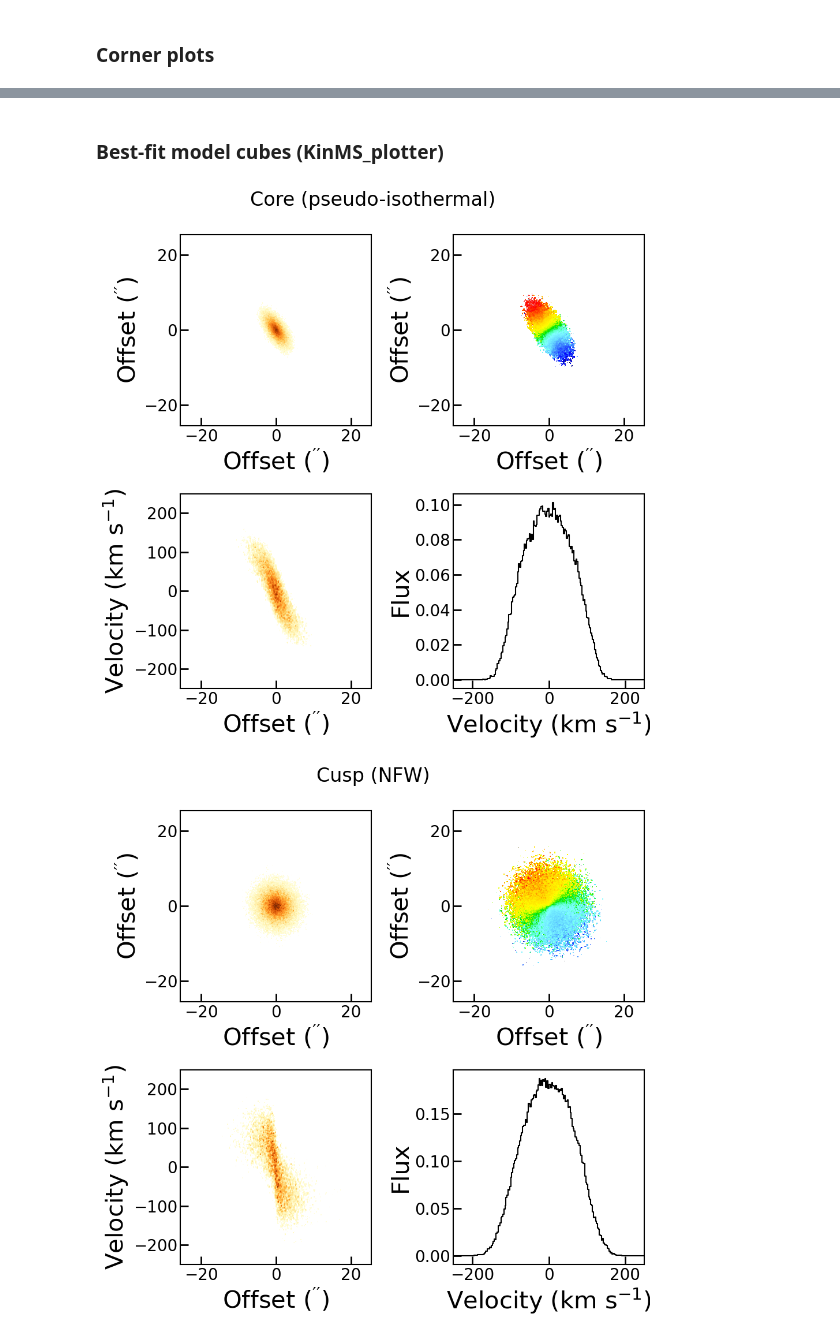
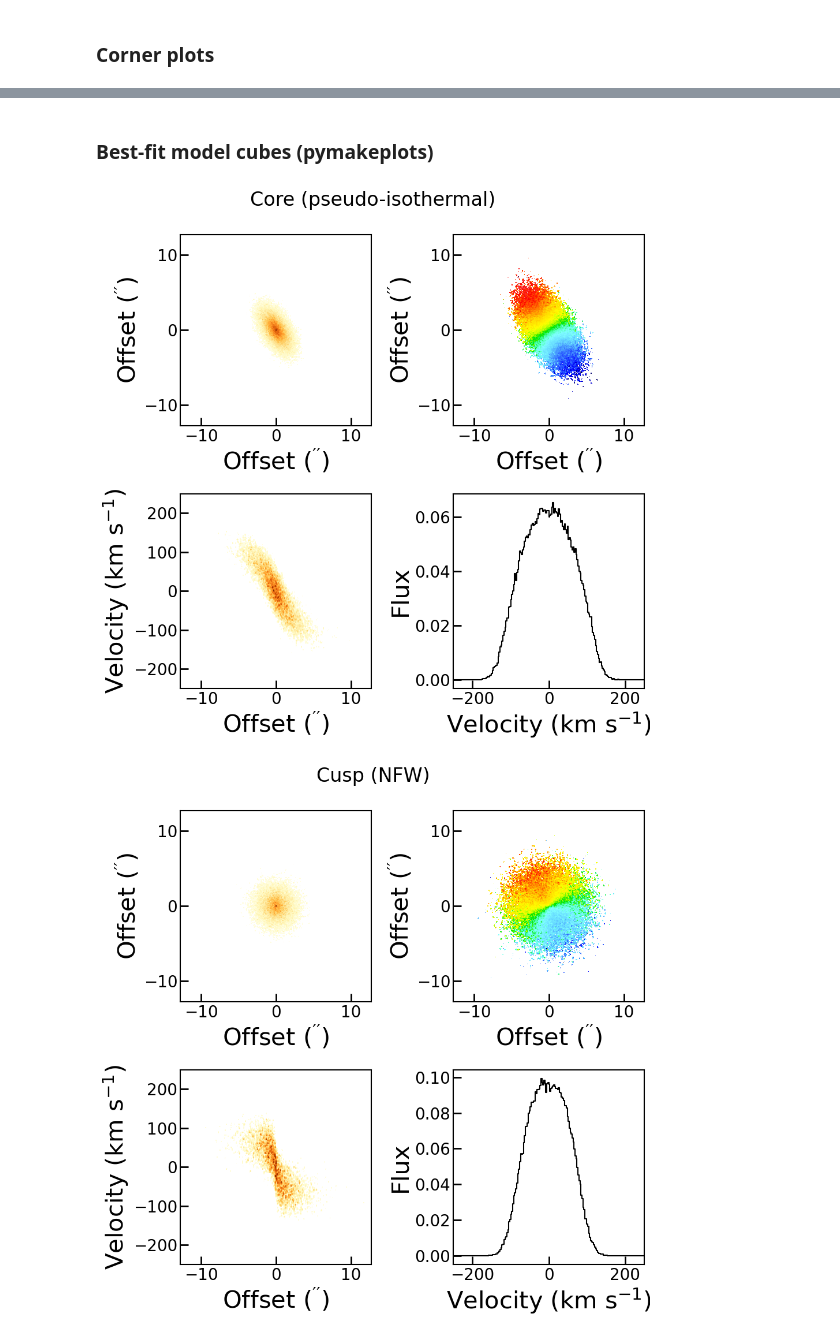
Before and after one commit to drtobybrown/uvkin, a Jupyter notebook: kgas_cusp_vs_core.ipynb, the cells around one changed output, grey strips where cells are left out. Cells and saved outputs as stored; diff of their text form; code cells hidden in the pictures.

```diff
--- a/kgas_cusp_vs_core.ipynb
+++ b/kgas_cusp_vs_core.ipynb
@@ -318,23 +321,50 @@ else:
 # %% [markdown]
-### Best-fit model cubes (KinMS_plotter)
+### Best-fit model cubes (pymakeplots)
 # %%
-xsize = NX * CELLSIZE   # FOV in arcsec
-ysize = NY * CELLSIZE
-vsize = (n_chan_trim + 1) * dv_kms  # +1 avoids arange off-by-one inside KinMS_plotter
-beamsize = [CELLSIZE, CELLSIZE, 0]  # single-pixel beam (model is unconvolved)
+def model_cube_to_fits(cube_vyx, vel_kms, cellsize_arcsec, filepath):
+    """Write a (v,y,x) numpy model cube to a minimal FITS for pymakeplots."""
+    nv, ny, nx = cube_vyx.shape
+    dv = float(np.median(np.diff(vel_kms)))
+    hdr = pyfits.Header()
+    hdr['CTYPE1'] = 'RA---SIN'
+    hdr['CTYPE2'] = 'DEC--SIN'
+    hdr['CTYPE3'] = 'VRAD'
+    hdr['CDELT1'] = -cellsize_arcsec / 3600.0
+    hdr['CDELT2'] = cellsize_arcsec / 3600.0
+    hdr['CDELT3'] = dv * 1000.0
+    hdr['CRPIX1'] = nx / 2.0 + 0.5
+    hdr['CRPIX2'] = ny / 2.0 + 0.5
+    hdr['CRPIX3'] = 1.0
+    hdr['CRVAL1'] = 180.0
+    hdr['CRVAL2'] = 45.0
+    hdr['CRVAL3'] = float(vel_kms[0]) * 1000.0
+    hdr['CUNIT1'] = 'deg'
+    hdr['CUNIT2'] = 'deg'
+    hdr['CUNIT3'] = 'm/s'
+    hdr['BMAJ'] = cellsize_arcsec / 3600.0
+    hdr['BMIN'] = cellsize_arcsec / 3600.0
+    hdr['BPA'] = 0.0
+    hdr['BUNIT'] = 'Jy/beam'
+    pyfits.writeto(filepath, cube_vyx.astype(np.float32), hdr, overwrite=True)
+
 
 for label, model, result in [
     ("Core (pseudo-isothermal)", core_model, result_core),
     ("Cusp (NFW)", cusp_model, result_cusp),
 ]:
     cube_vyx = model.generate_cube(result.params)
-    cube_xyv = np.transpose(cube_vyx, (2, 1, 0))  # (v,y,x) -> (x,y,v) for KinMS_plotter
 
-    plotter = KinMS_plotter(
-        cube_xyv, xsize, ysize, vsize, CELLSIZE, dv_kms,
-        beamsize, posang=result.params["pa"], title=label,
-    )
-    plotter.makeplots(vrange=[-VMAX - 50, VMAX + 50])
+    tmpfile = tempfile.NamedTemporaryFile(suffix='.fits', delete=False)
+    model_cube_to_fits(cube_vyx, vel_trim, CELLSIZE, tmpfile.name)
+    tmpfile.close()
+    try:
+        p = pmp(cube=tmpfile.name)
+        p.vsys = VSYS
+        p.posang = result.params["pa"]
+        p.galname = label
+        p.make_all()
+    finally:
+        os.unlink(tmpfile.name)
 # %% [output]
-[figure, old version]
+[figure, new version]
-[figure, old version]
+[figure, new version]
```
Also changed, not shown: parts of 9 cells of this notebook, 2 other files.
